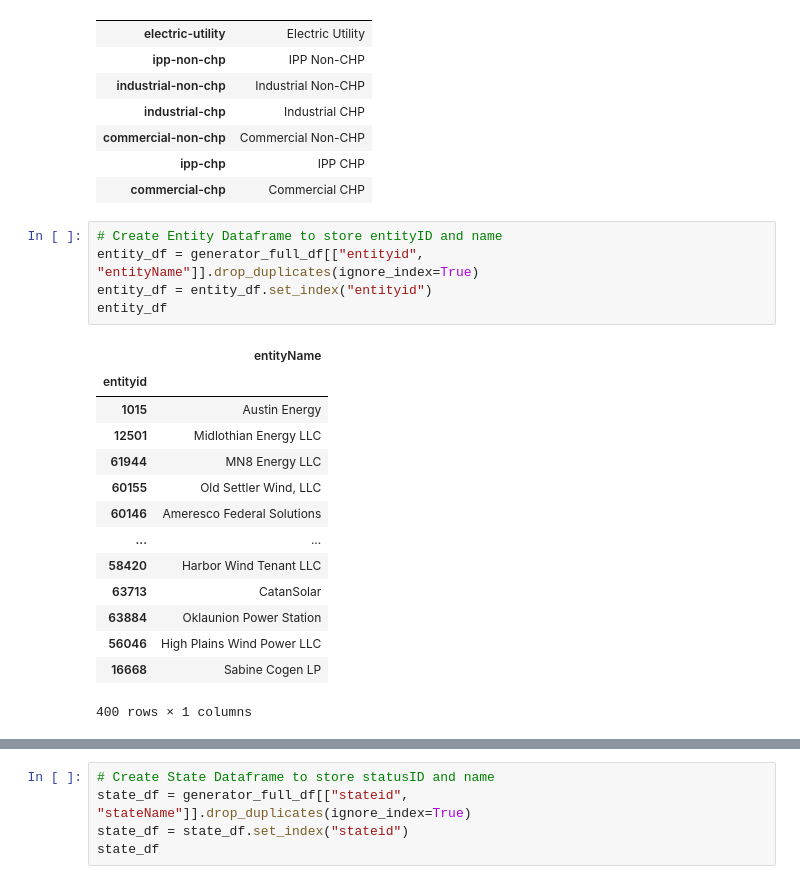
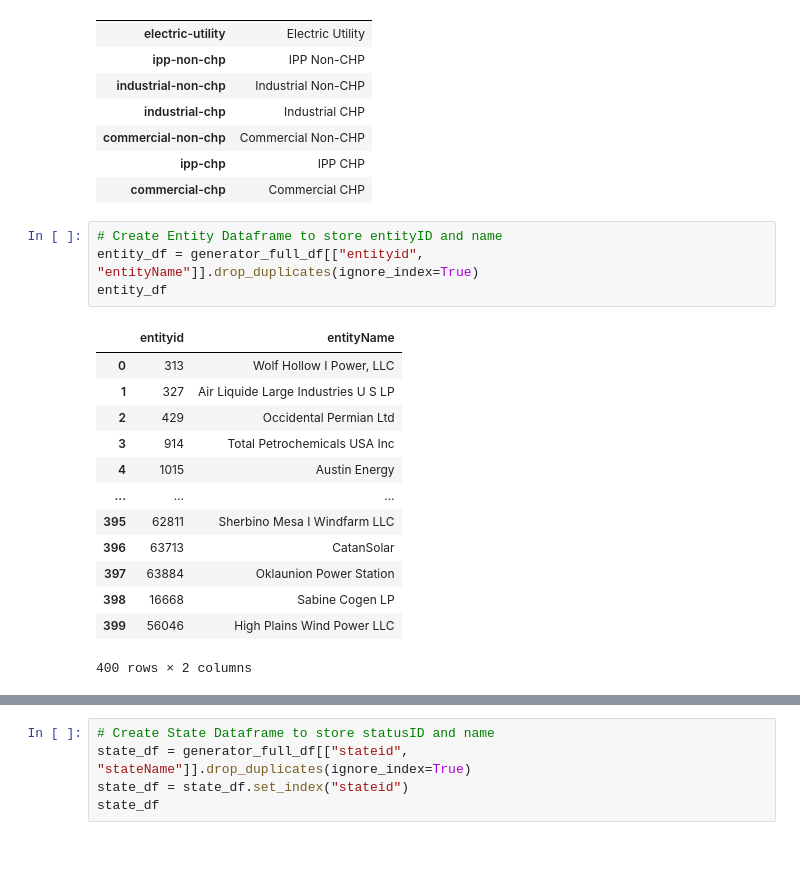
Before and after one commit to robert-z-lehr/Visualizing-The-Great-Freeze-Texas-Energy-Prices, a Jupyter notebook: Project-3-database.ipynb, the cells around one changed output, grey strips where cells are left out. Drawn from its saved outputs; the diff is of its cells as text; blank space fills up the shorter version.

```diff
--- a/Project-3-database.ipynb
+++ b/Project-3-database.ipynb
@@ -74,20 +74,18 @@ sector_df
 # %%
 # Create Entity Dataframe to store entityID and name
 entity_df = generator_full_df[["entityid", "entityName"]].drop_duplicates(ignore_index=True)
-entity_df = entity_df.set_index("entityid")
 entity_df
 # %% [output]
-|  | entityName |
-| entityid |  |
-| 1015 | Austin Energy |
-| 12501 | Midlothian Energy LLC |
-| 61944 | MN8 Energy LLC |
-| 60155 | Old Settler Wind, LLC |
-| 60146 | Ameresco Federal Solutions |
-| ... | ... |
-| 58420 | Harbor Wind Tenant LLC |
-| 63713 | CatanSolar |
-| 63884 | Oklaunion Power Station |
-| 56046 | High Plains Wind Power LLC |
-| 16668 | Sabine Cogen LP |
+|  | entityid | entityName |
+| 0 | 313 | Wolf Hollow I Power, LLC |
+| 1 | 327 | Air Liquide Large Industries U S LP |
+| 2 | 429 | Occidental Permian Ltd |
+| 3 | 914 | Total Petrochemicals USA Inc |
+| 4 | 1015 | Austin Energy |
+| ... | ... | ... |
+| 395 | 62811 | Sherbino Mesa I Windfarm LLC |
+| 396 | 63713 | CatanSolar |
+| 397 | 63884 | Oklaunion Power Station |
+| 398 | 16668 | Sabine Cogen LP |
+| 399 | 56046 | High Plains Wind Power LLC |
-400 rows × 1 columns
+400 rows × 2 columns
```
Also changed, not shown: parts of 7 cells of this notebook, 8 other files.
